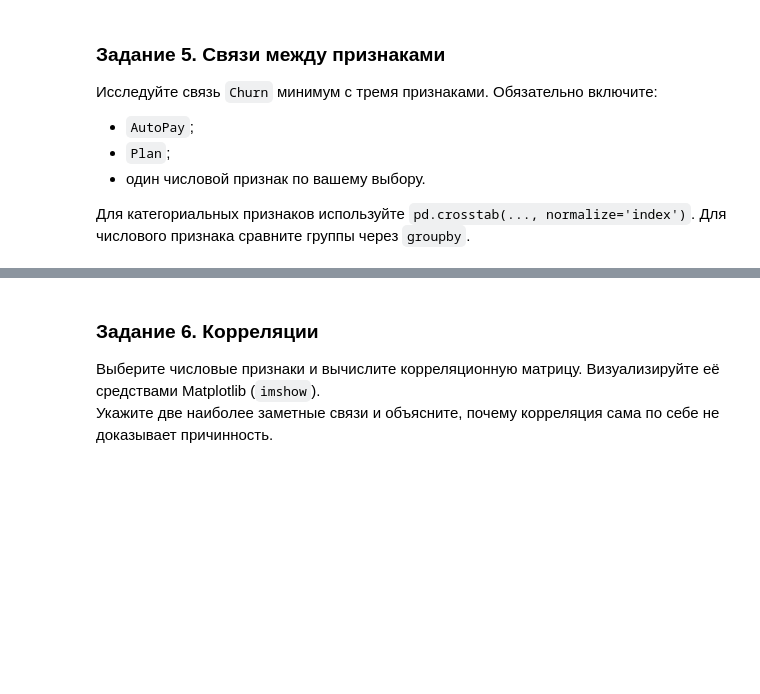
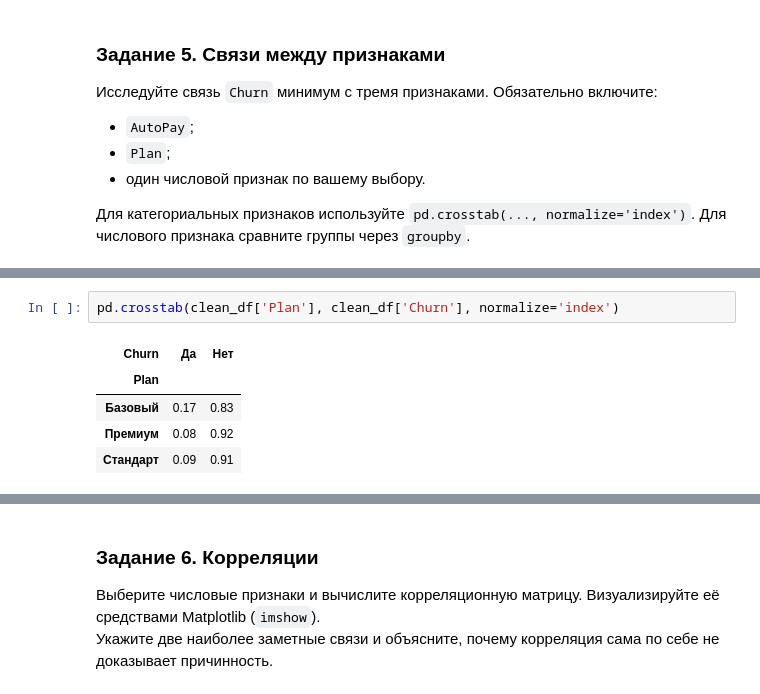
Before and after one commit to PurpleSwtr/asu-ai-environment, a Jupyter notebook: labs/lab1/lab1.ipynb, the cells around one changed output, grey strips where cells are left out. Saved outputs shown, nothing was run; the diff lists cells and outputs as text; blank space fills up the shorter version.

```diff
--- a/labs/lab1/lab1.ipynb
+++ b/labs/lab1/lab1.ipynb
@@ -363,0 +373,8 @@ plt.boxplot(clean_df["MonthlySpend"])
+# %%
+pd.crosstab(clean_df['Plan'], clean_df['Churn'], normalize='index')
+# %% [output]
+| Churn | Да | Нет |
+| Plan |  |  |
+| Базовый | 0.17 | 0.83 |
+| Премиум | 0.08 | 0.92 |
+| Стандарт | 0.09 | 0.91 |
```
Also changed, not shown: parts of 12 cells of this notebook.
